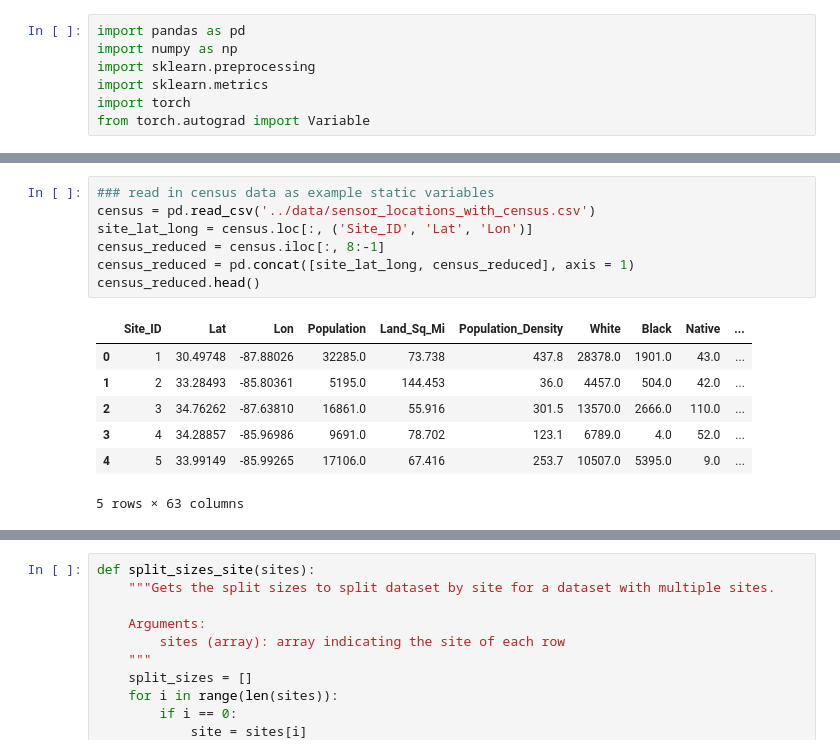
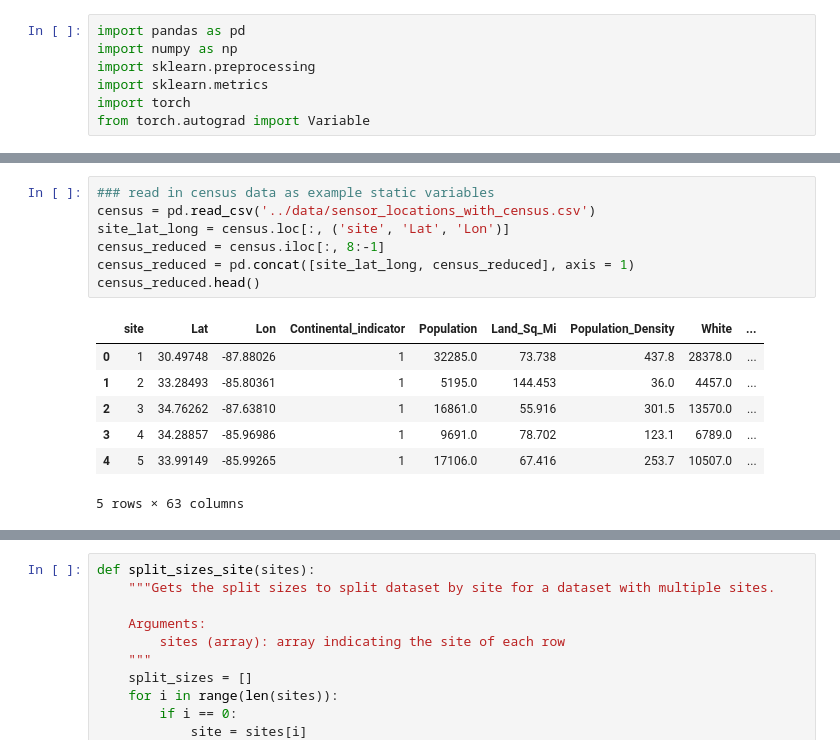
Before and after one commit to chase130101/airpred, a Jupyter notebook: modeling/CNN_setup.ipynb, the cells around one changed output, grey strips where cells are left out. Saved outputs shown, nothing was run; the diff lists cells and outputs as text.

```diff
--- a/modeling/CNN_setup.ipynb
+++ b/modeling/CNN_setup.ipynb
@@ -14,16 +20,16 @@ KeyboardInterrupt:
 # %%
 ### read in census data as example static variables
 census = pd.read_csv('../data/sensor_locations_with_census.csv')
-site_lat_long = census.loc[:, ('Site_ID', 'Lat', 'Lon')]
+site_lat_long = census.loc[:, ('site', 'Lat', 'Lon')]
 census_reduced = census.iloc[:, 8:-1]
 census_reduced = pd.concat([site_lat_long, census_reduced], axis = 1)
 census_reduced.head()
 # %% [output]
-|  | Site_ID | Lat | Lon | Population | Land_Sq_Mi | Population_Density | White | Black | Native | ... |
-| 0 | 1 | 30.49748 | -87.88026 | 32285.0 | 73.738 | 437.8 | 28378.0 | 1901.0 | 43.0 | ... |
-| 1 | 2 | 33.28493 | -85.80361 | 5195.0 | 144.453 | 36.0 | 4457.0 | 504.0 | 42.0 | ... |
-| 2 | 3 | 34.76262 | -87.63810 | 16861.0 | 55.916 | 301.5 | 13570.0 | 2666.0 | 110.0 | ... |
-| 3 | 4 | 34.28857 | -85.96986 | 9691.0 | 78.702 | 123.1 | 6789.0 | 4.0 | 52.0 | ... |
-| 4 | 5 | 33.99149 | -85.99265 | 17106.0 | 67.416 | 253.7 | 10507.0 | 5395.0 | 9.0 | ... |
+|  | site | Lat | Lon | Continental_indicator | Population | Land_Sq_Mi | Population_Density | White | ... |
+| 0 | 1 | 30.49748 | -87.88026 | 1 | 32285.0 | 73.738 | 437.8 | 28378.0 | ... |
+| 1 | 2 | 33.28493 | -85.80361 | 1 | 5195.0 | 144.453 | 36.0 | 4457.0 | ... |
+| 2 | 3 | 34.76262 | -87.63810 | 1 | 16861.0 | 55.916 | 301.5 | 13570.0 | ... |
+| 3 | 4 | 34.28857 | -85.96986 | 1 | 9691.0 | 78.702 | 123.1 | 6789.0 | ... |
+| 4 | 5 | 33.99149 | -85.99265 | 1 | 17106.0 | 67.416 | 253.7 | 10507.0 | ... |
 5 rows × 63 columns
 # %%
```
Also changed, not shown: parts of 2 cells of this notebook, 1 other file.
